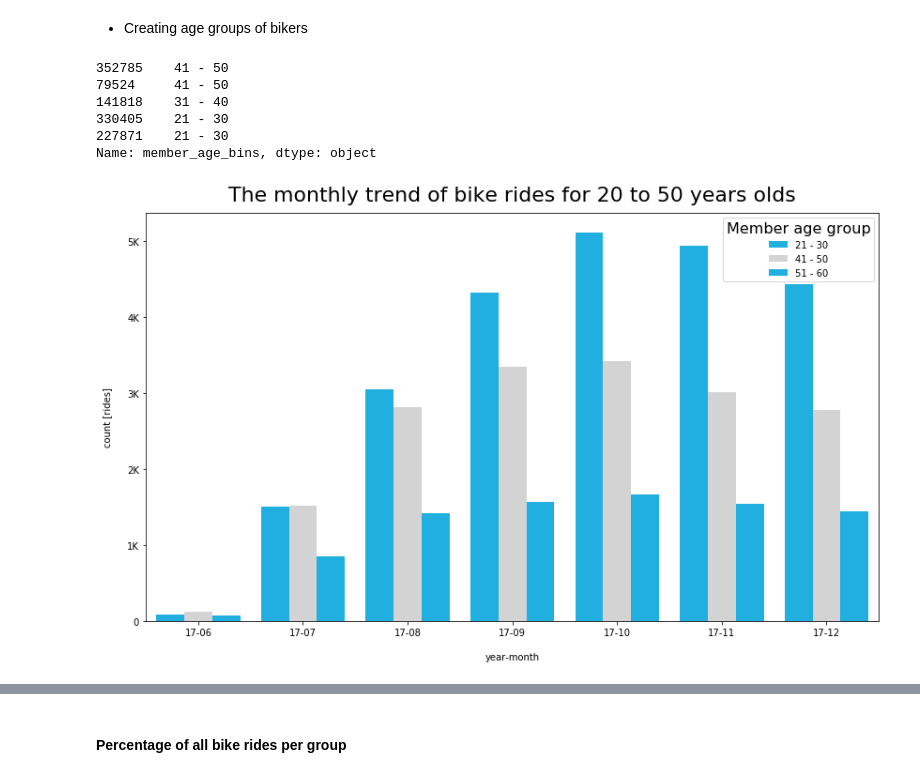
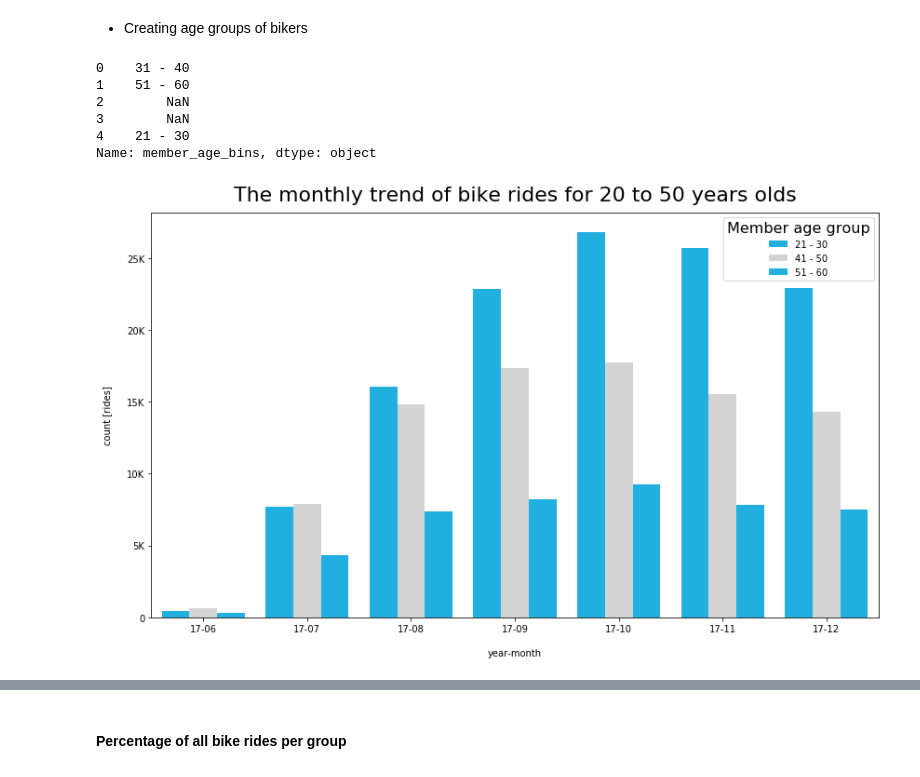
Before and after one commit to J2Naughton/FordGoBike, a Jupyter notebook: FordGB.ipynb, the cells around one changed output, grey strips where cells are left out. Saved outputs shown, nothing was run; the diff lists cells and outputs as text; code cells hidden in the pictures.

```diff
--- a/FordGB.ipynb
+++ b/FordGB.ipynb
@@ -395,4 +109,4 @@ df13['start_time_weekday'].sample(5)
 Name: start_time_weekday, dtype: object
 # %%
-df13['duration_min'] = df13['duration_sec']/60
+df['duration_min'] = df['duration_sec']/60
 # %%
@@ -425,6 +144,6 @@ def distance(origin, destination):
     return d
 # %%
 
-df13['distance_km'] = df13.apply(lambda x: distance((x['start_station_latitude'], x['start_station_longitude']), (x['end_station_latitude'], x['end_station_longitude'])), axis=1)
+df['distance_km'] = df.apply(lambda x: distance((x['start_station_latitude'], x['start_station_longitude']), (x['end_station_latitude'], x['end_station_longitude'])), axis=1)
 
-df13['distance_miles'] = df13['distance_km']*0.621371
+df['distance_miles'] = df['distance_km']*0.621371
@@ -454,3 +169,3 @@ len(df13.member_birth_year )
 # %%
-df13['member_age'] = 2018-df13['member_birth_year']
+df['member_age'] = 2018-df['member_birth_year']
 # %%
@@ -550,7 +265,7 @@ Text(0,0.5,'percentage(%) [rides]')
   * Creating age groups of bikers
 # %%
 
-df13['member_age_bins'] = df13['member_age'].apply(lambda x: '10 - 20' if 10<x<=20
+df['member_age_bins'] = df['member_age'].apply(lambda x: '10 - 20' if 10<x<=20
                                                   else '21 - 30' if 20<x<=30
                                                   else '31 - 40' if 30<x<=40
                                                   else '41 - 50' if 40<x<=50
@@ -561,27 +276,27 @@ df13['member_age_bins'] = df13['member_age'].apply(lambda x: '10 - 20' if 10<x<=
                                                   else '91 - 100'if 90<=x<=100
                                                   else x)
 # %%
-df13.member_age_bins.head(5)
+df.member_age_bins.head(5)
 # %% [output]
-352785    41 - 50
-79524     41 - 50
-141818    31 - 40
-330405    21 - 30
-227871    21 - 30
+0    31 - 40
+1    51 - 60
+2        NaN
+3        NaN
+4    21 - 30
 Name: member_age_bins, dtype: object
 # %%
 plt.figure(figsize=(14,8))
 my_palette = {'21 - 30': 'deepskyblue', '31 - 40': 'navy', '41 - 50': 'lightgrey','51 - 60': 'deepskyblue'}
 ax = sb.countplot(x='start_time_year_month_renamed', hue='member_age_bins', palette=my_palette,
-                   data=df_samp[df_samp['member_age_bins'].isin(['21 - 30', '31 - 41', '41 - 50', '51 - 60'])].sort_values(by=['start_time_year_month_renamed', 'member_age_bins']))
+                   data=df[df['member_age_bins'].isin(['21 - 30', '31 - 41', '41 - 50', '51 - 60'])].sort_values(by=['start_time_year_month_renamed', 'member_age_bins']))
 plt.title('The monthly trend of bike rides for 20 to 50 years olds', fontsize=22, y=1.015)
 plt.xlabel('year-month', labelpad=16)
 plt.ylabel('count [rides]', labelpad=16)
 leg = ax.legend()
 leg.set_title('Member age group',prop={'size':16})
 ax = plt.gca()
 ax.yaxis.set_major_formatter(tick.FuncFormatter(transform_axis_fmt))
 # %% [output]
-[figure, old version]
+[figure, new version]
 # %%
 
```
Also changed, not shown: parts of 94 cells of this notebook.
